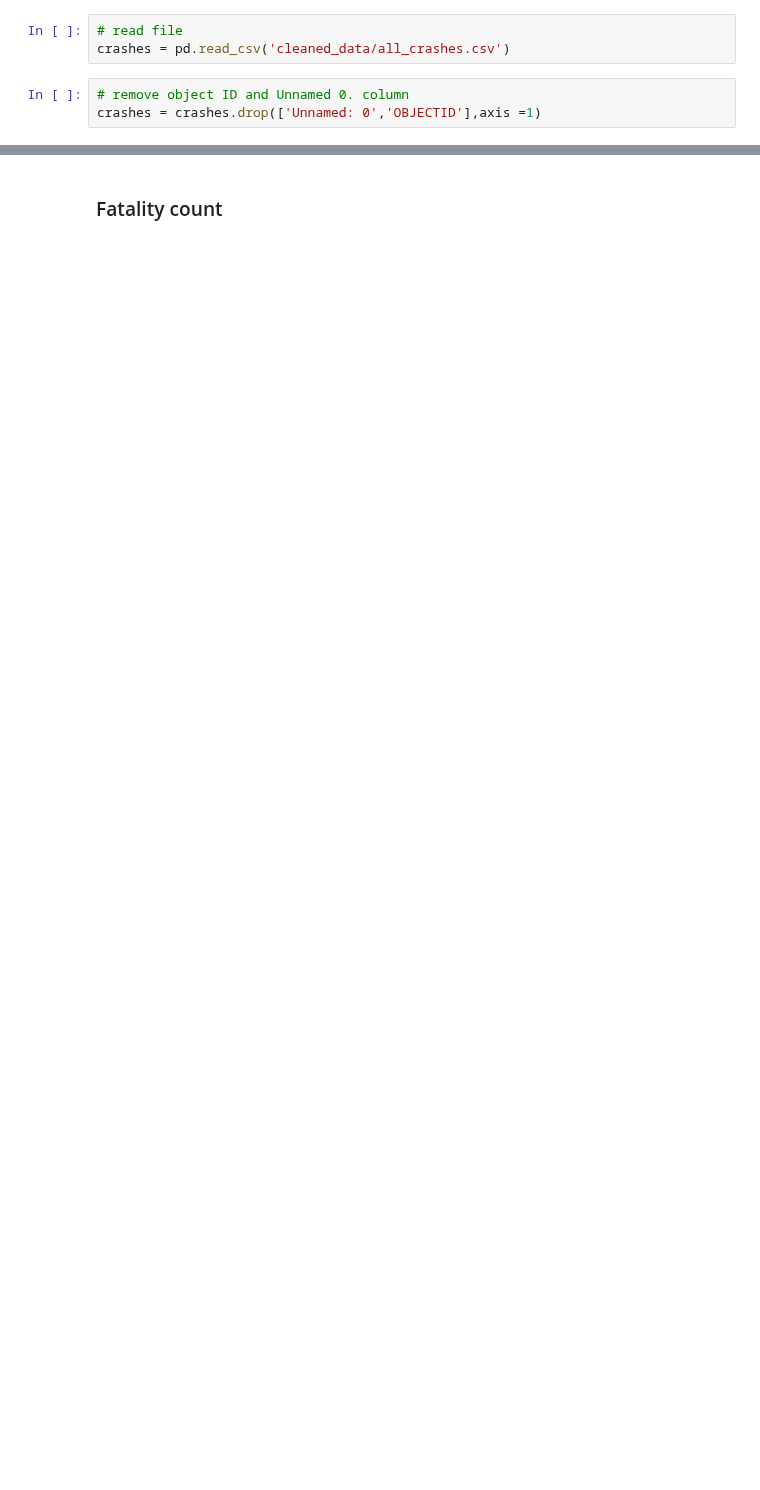
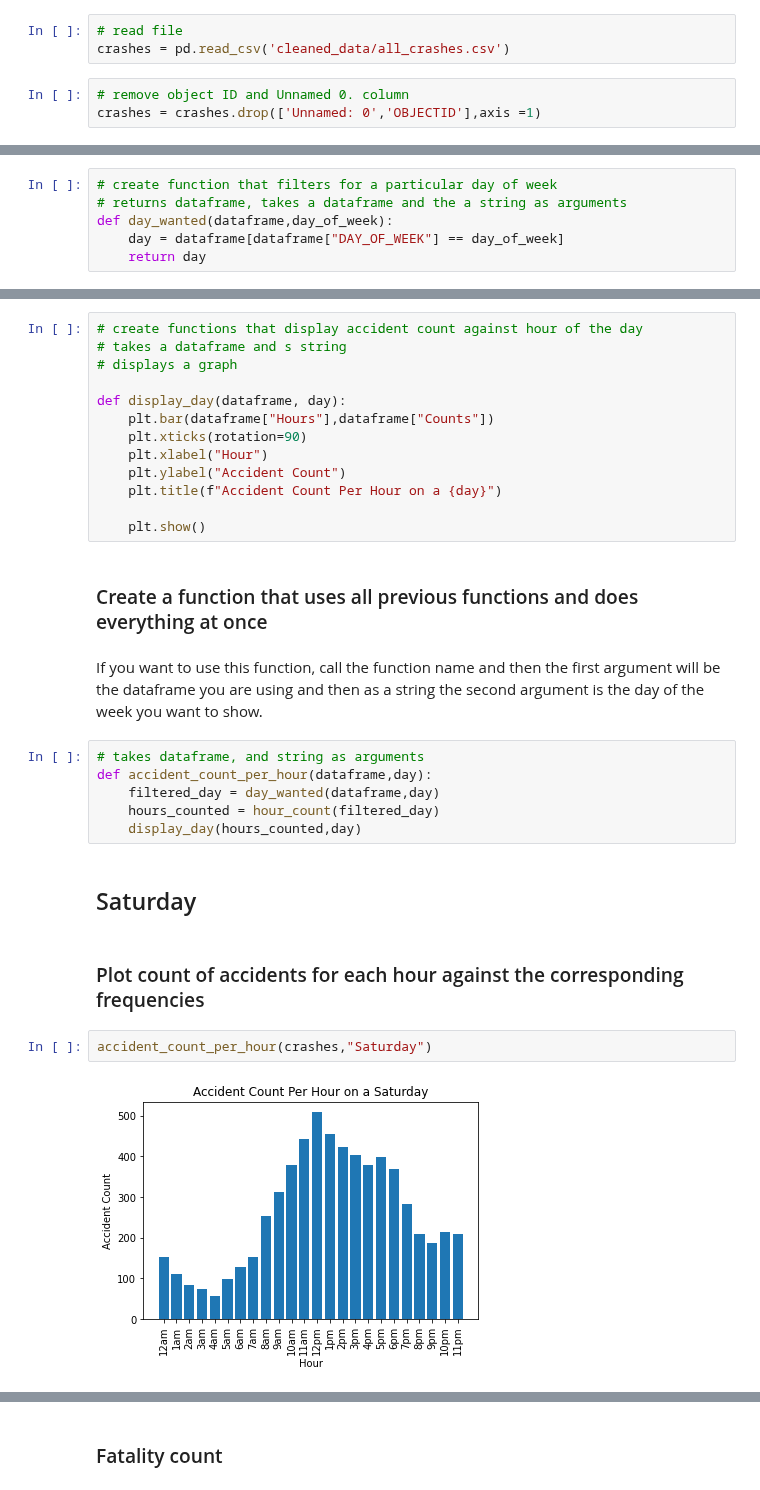
Before and after one commit to MarcusKorea/Crashes_in_Victoria, a Jupyter notebook: weekdays.ipynb, the cells around one changed output, grey strips where cells are left out. Saved outputs shown, nothing was run; the diff lists cells and outputs as text; blank space fills up the shorter version.

Commit message:
accident counts by hours

```diff
--- a/weekdays.ipynb
+++ b/weekdays.ipynb
@@ -51,0 +55,6 @@ We can see that the amount of accidents increases throughout the week, but there
+# %%
+# create function that filters for a particular day of week
+# returns dataframe, takes a dataframe and the a string as arguments
+def day_wanted(dataframe,day_of_week):
+    day = dataframe[dataframe["DAY_OF_WEEK"] == day_of_week]
+    return day
@@ -51,0 +112,31 @@ We can see that the amount of accidents increases throughout the week, but there
+# %%
+# create functions that display accident count against hour of the day
+# takes a dataframe and s string
+# displays a graph
+
+def display_day(dataframe, day):
+    plt.bar(dataframe["Hours"],dataframe["Counts"])
+    plt.xticks(rotation=90)
+    plt.xlabel("Hour")
+    plt.ylabel("Accident Count")
+    plt.title(f"Accident Count Per Hour on a {day}")
+
+    plt.show()
+# %% [markdown]
+### Create a function that uses all previous functions and does everything at once
+# %% [markdown]
+If you want to use this function, call the function name and then the first argument will be the dataframe you are using and then as a string the second argument is the day of the week you want to show.
+# %%
+# takes dataframe, and string as arguments
+def accident_count_per_hour(dataframe,day):
+    filtered_day = day_wanted(dataframe,day)
+    hours_counted = hour_count(filtered_day)
+    display_day(hours_counted,day)
+# %% [markdown]
+## Saturday
+# %% [markdown]
+### Plot count of accidents for each hour against the corresponding frequencies
+# %%
+accident_count_per_hour(crashes,"Saturday")
+# %% [output]
+[figure, added]
```
Also changed, not shown: parts of 44 cells of this notebook.
